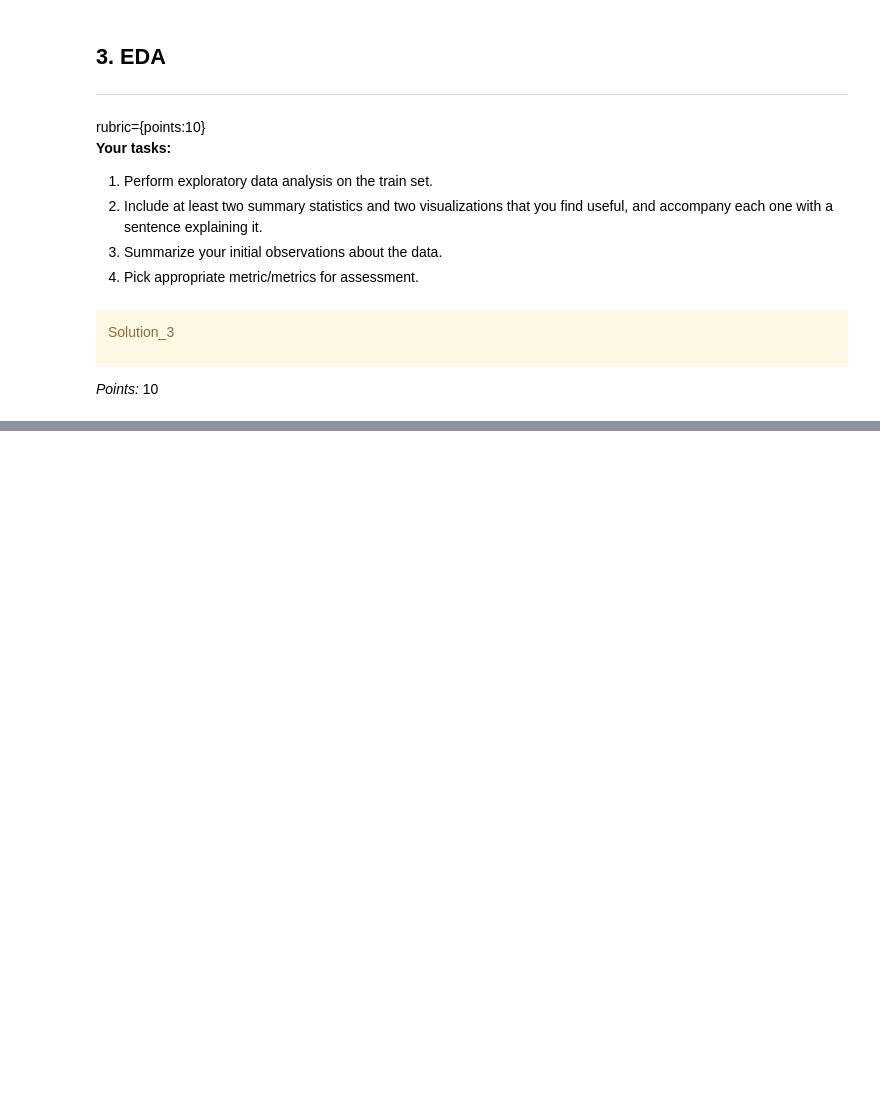
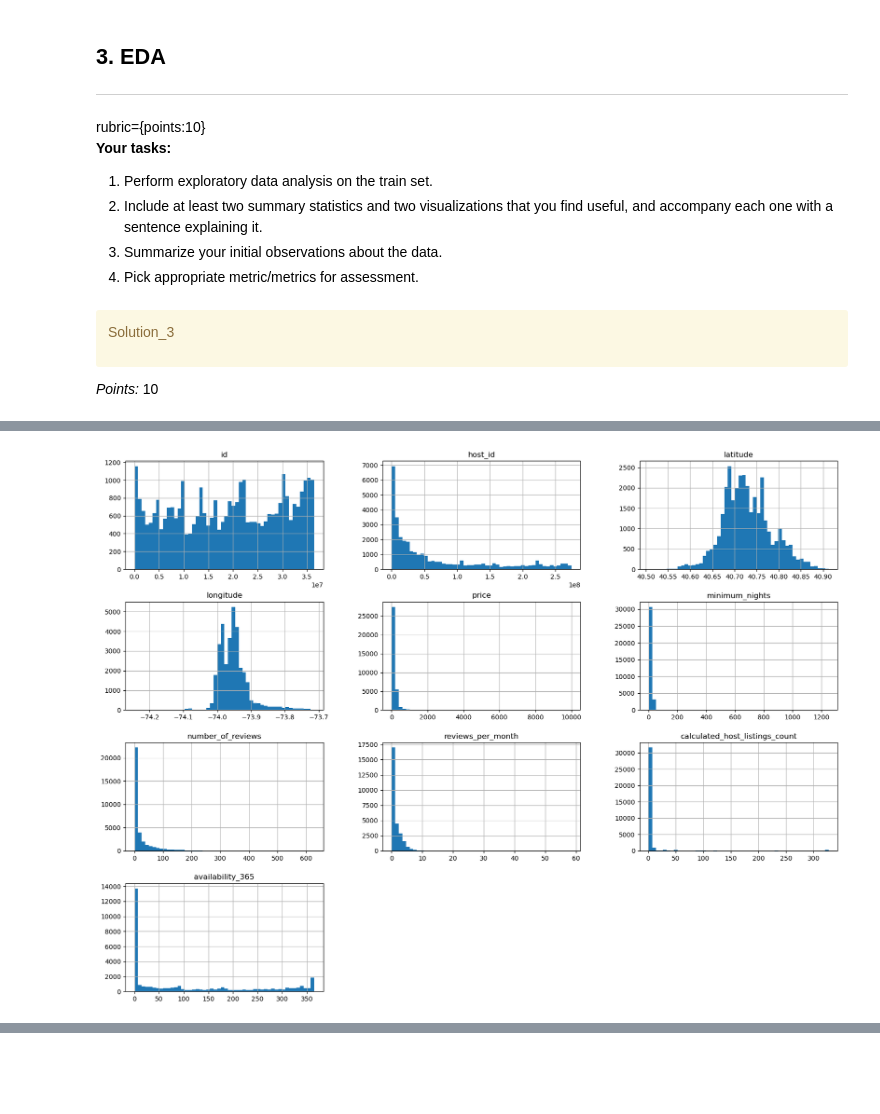
Before and after one commit to cheuyin/cpsc330-hw5, a Jupyter notebook: hw5.ipynb, the cells around one changed output, grey strips where cells are left out. Saved outputs shown, nothing was run; the diff lists cells and outputs as text; code cells hidden in the pictures; blank space fills up the shorter version.

```diff
--- a/hw5.ipynb
+++ b/hw5.ipynb
@@ -234,0 +257,4 @@ _Type your answer here, replacing this text._
+# %%
+train_df.hist(bins=50, figsize=(20, 15));
+# %% [output]
+[figure, added]
```
Also changed, not shown: parts of 21 cells of this notebook.
